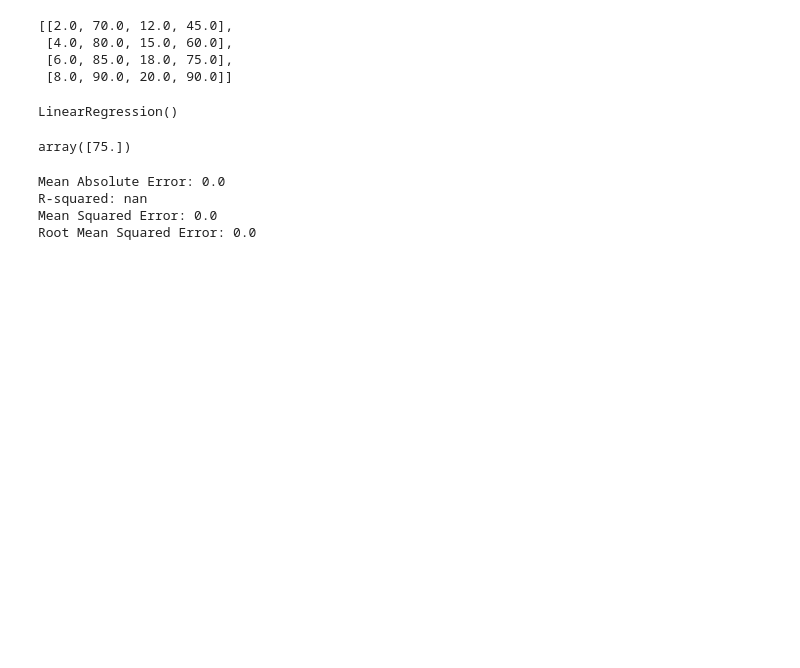
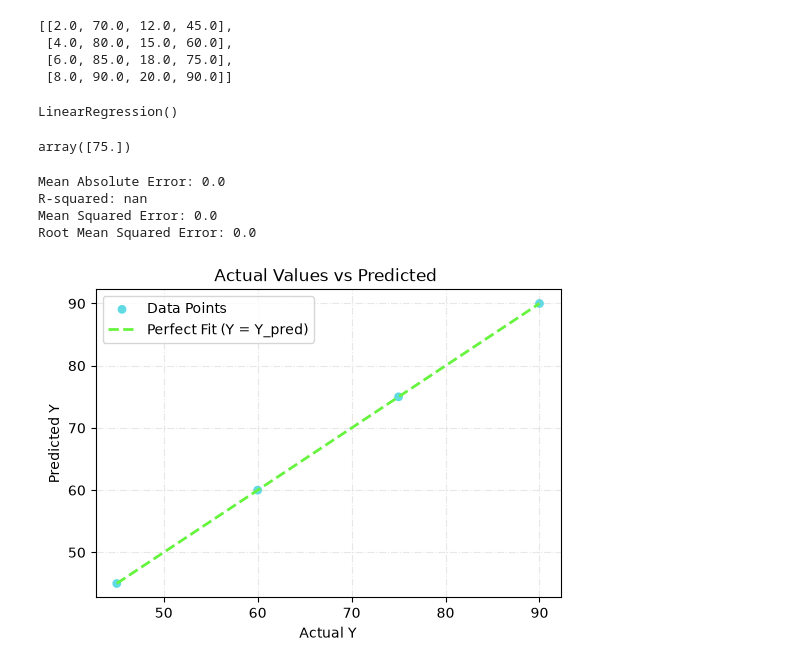
Before and after one commit to SushobhanPal/AML_LAB, a Jupyter notebook: AML02.ipynb, the cells around one changed output. Drawn from its saved outputs; the diff is of its cells as text; code cells hidden in the pictures; blank space fills up the shorter version.

Commit message:
addeed graphs

```diff
--- a/AML02.ipynb
+++ b/AML02.ipynb
@@ -84,3 +84,20 @@ Mean Absolute Error: 0.0
 R-squared: nan
 Mean Squared Error: 0.0
 Root Mean Squared Error: 0.0
+# %%
+y_pred = model.predict(x_train_scaled)
+# %%
+import matplotlib.pyplot as plt
+import numpy as np
+plt.figure(figsize=(6,4))
+plt.scatter(y, y_pred, color="#38d1dc", edgecolor="none", s=40, label="Data Points", alpha=0.8)
+min_val = min(float(np.min(y)), float(np.min(y_pred)))
+max_val = max(float(np.max(y)), float(np.max(y_pred)))
+plt.plot([min_val, max_val], [min_val, max_val], color="#66f43f", linestyle="--", linewidth=2, label="Perfect Fit (Y = Y_pred)")
+plt.xlabel("Actual Y")
+plt.ylabel("Predicted Y")
+plt.title("Actual Values vs Predicted ")
+plt.legend()
+plt.grid(True, linestyle="-.", alpha=0.3)
+# %% [output]
+[figure, added]
```
Also changed, not shown: parts of 2 cells of this notebook.
